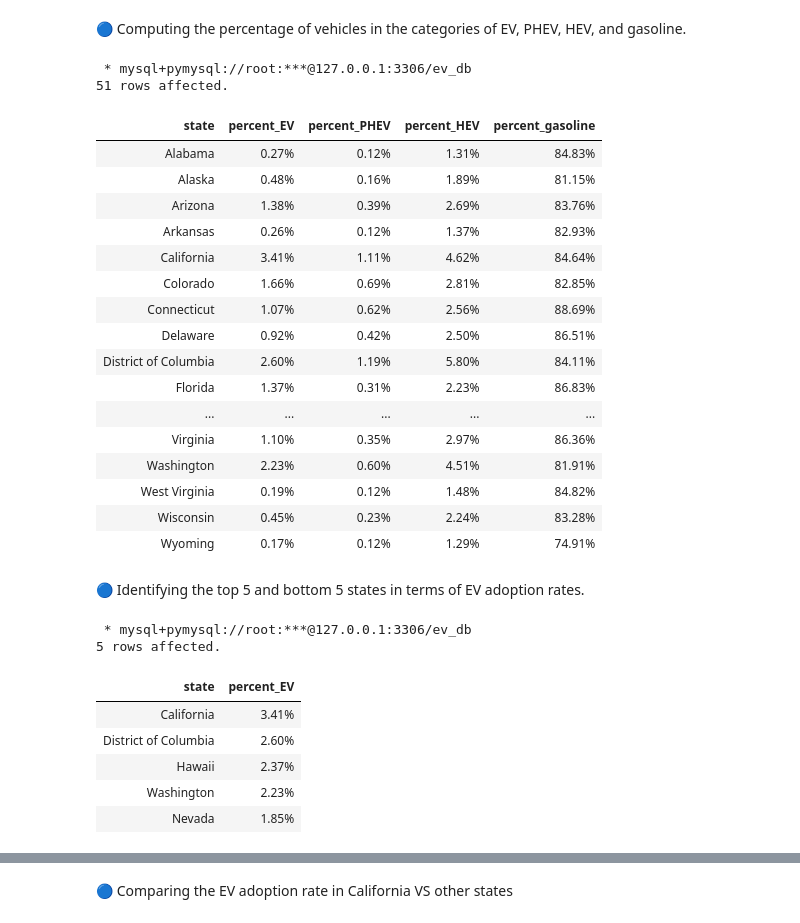
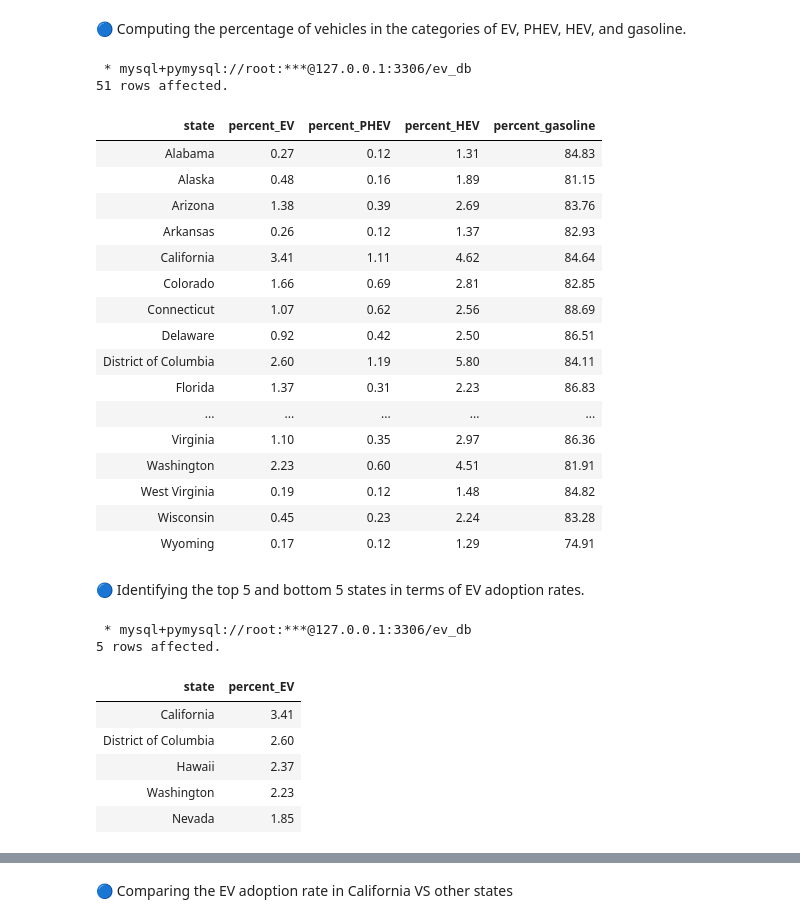
Before and after one commit to Alexandru-Valentin/US-EV-Market_Share_EDA, a Jupyter notebook: SQL/SQL_Querries.ipynb, the cells around one changed output, grey strips where cells are left out. Drawn from its saved outputs; the diff is of its cells as text; code cells hidden in the pictures.

Commit message:
Cleaning code, adding README file and removing unecessary READMEs

```diff
--- a/SQL/SQL_Querries.ipynb
+++ b/SQL/SQL_Querries.ipynb
@@ -19,32 +20,44 @@ LIMIT 5;
 # %%
 %%sql
 
-SELECT state,
-    CONCAT(ROUND(EV/(EV+PHEV+HEV+biodiesel+E85+CNG+propane+hydrogen+methanol+gasoline+diesel+unknown_fuel)*100,2),"%") AS percent_EV,
-    CONCAT(ROUND(PHEV/(EV+PHEV+HEV+biodiesel+E85+CNG+propane+hydrogen+methanol+gasoline+diesel+unknown_fuel)*100,2),"%") AS percent_PHEV,
-    CONCAT(ROUND(HEV/(EV+PHEV+HEV+biodiesel+E85+CNG+propane+hydrogen+methanol+gasoline+diesel+unknown_fuel)*100,2),"%") AS percent_HEV,
-    CONCAT(ROUND(gasoline/(EV+PHEV+HEV+biodiesel+E85+CNG+propane+hydrogen+methanol+gasoline+diesel+unknown_fuel)*100,2),"%") AS percent_gasoline
-FROM vehicle_registrations_clean;
+WITH total_vehicles AS(
+    SELECT
+    state,
+    EV,
+    PHEV,
+    HEV,
+    gasoline,
+    (EV+PHEV+HEV+biodiesel+E85+CNG+propane+hydrogen+methanol+gasoline+diesel+unknown_fuel) as total_vehicles
+FROM vehicle_registrations_clean
+)
+
+SELECT
+    state,
+    ROUND(EV * 100.0 / total_vehicles, 2) AS percent_EV,
+    ROUND(PHEV * 100.0 / total_vehicles, 2) AS percent_PHEV,
+    ROUND(HEV * 100.0 / total_vehicles, 2) AS percent_HEV,
+    ROUND(gasoline * 100.0 / total_vehicles, 2) AS percent_gasoline
+FROM total_vehicles;
 # %% [output]
  * mysql+pymysql://root:***@127.0.0.1:3306/ev_db
 51 rows affected.
 | state | percent_EV | percent_PHEV | percent_HEV | percent_gasoline |
-| Alabama | 0.27% | 0.12% | 1.31% | 84.83% |
-| Alaska | 0.48% | 0.16% | 1.89% | 81.15% |
-| Arizona | 1.38% | 0.39% | 2.69% | 83.76% |
-| Arkansas | 0.26% | 0.12% | 1.37% | 82.93% |
-| California | 3.41% | 1.11% | 4.62% | 84.64% |
-| Colorado | 1.66% | 0.69% | 2.81% | 82.85% |
-| Connecticut | 1.07% | 0.62% | 2.56% | 88.69% |
-| Delaware | 0.92% | 0.42% | 2.50% | 86.51% |
-| District of Columbia | 2.60% | 1.19% | 5.80% | 84.11% |
-| Florida | 1.37% | 0.31% | 2.23% | 86.83% |
+| Alabama | 0.27 | 0.12 | 1.31 | 84.83 |
+| Alaska | 0.48 | 0.16 | 1.89 | 81.15 |
+| Arizona | 1.38 | 0.39 | 2.69 | 83.76 |
+| Arkansas | 0.26 | 0.12 | 1.37 | 82.93 |
+| California | 3.41 | 1.11 | 4.62 | 84.64 |
+| Colorado | 1.66 | 0.69 | 2.81 | 82.85 |
+| Connecticut | 1.07 | 0.62 | 2.56 | 88.69 |
+| Delaware | 0.92 | 0.42 | 2.50 | 86.51 |
+| District of Columbia | 2.60 | 1.19 | 5.80 | 84.11 |
+| Florida | 1.37 | 0.31 | 2.23 | 86.83 |
 | ... | ... | ... | ... | ... |
-| Virginia | 1.10% | 0.35% | 2.97% | 86.36% |
-| Washington | 2.23% | 0.60% | 4.51% | 81.91% |
-| West Virginia | 0.19% | 0.12% | 1.48% | 84.82% |
-| Wisconsin | 0.45% | 0.23% | 2.24% | 83.28% |
-| Wyoming | 0.17% | 0.12% | 1.29% | 74.91% |
+| Virginia | 1.10 | 0.35 | 2.97 | 86.36 |
+| Washington | 2.23 | 0.60 | 4.51 | 81.91 |
+| West Virginia | 0.19 | 0.12 | 1.48 | 84.82 |
+| Wisconsin | 0.45 | 0.23 | 2.24 | 83.28 |
+| Wyoming | 0.17 | 0.12 | 1.29 | 74.91 |
 # %% [markdown]
 🔵 Identifying the top 5 and bottom 5 states in terms of EV adoption rates.
 # %%
@@ -52,8 +65,9 @@ FROM vehicle_registrations_clean;
 
 #Top 5 states
 
-SELECT state,
-    CONCAT(ROUND(EV/(EV+PHEV+HEV+biodiesel+E85+CNG+propane+hydrogen+methanol+gasoline+diesel+unknown_fuel)*100,2),"%") AS percent_EV
+SELECT
+    state,
+    ROUND(EV/(EV+PHEV+HEV+biodiesel+E85+CNG+propane+hydrogen+methanol+gasoline+diesel+unknown_fuel)*100,2) AS percent_EV
 FROM vehicle_registrations_clean
 ORDER BY percent_EV DESC
 LIMIT 5;
@@ -61,11 +75,11 @@ LIMIT 5;
  * mysql+pymysql://root:***@127.0.0.1:3306/ev_db
 5 rows affected.
 | state | percent_EV |
-| California | 3.41% |
-| District of Columbia | 2.60% |
-| Hawaii | 2.37% |
-| Washington | 2.23% |
-| Nevada | 1.85% |
+| California | 3.41 |
+| District of Columbia | 2.60 |
+| Hawaii | 2.37 |
+| Washington | 2.23 |
+| Nevada | 1.85 |
 # %%
 %%sql
 
```
Also changed, not shown: parts of 7 cells of this notebook, 7 other files.
